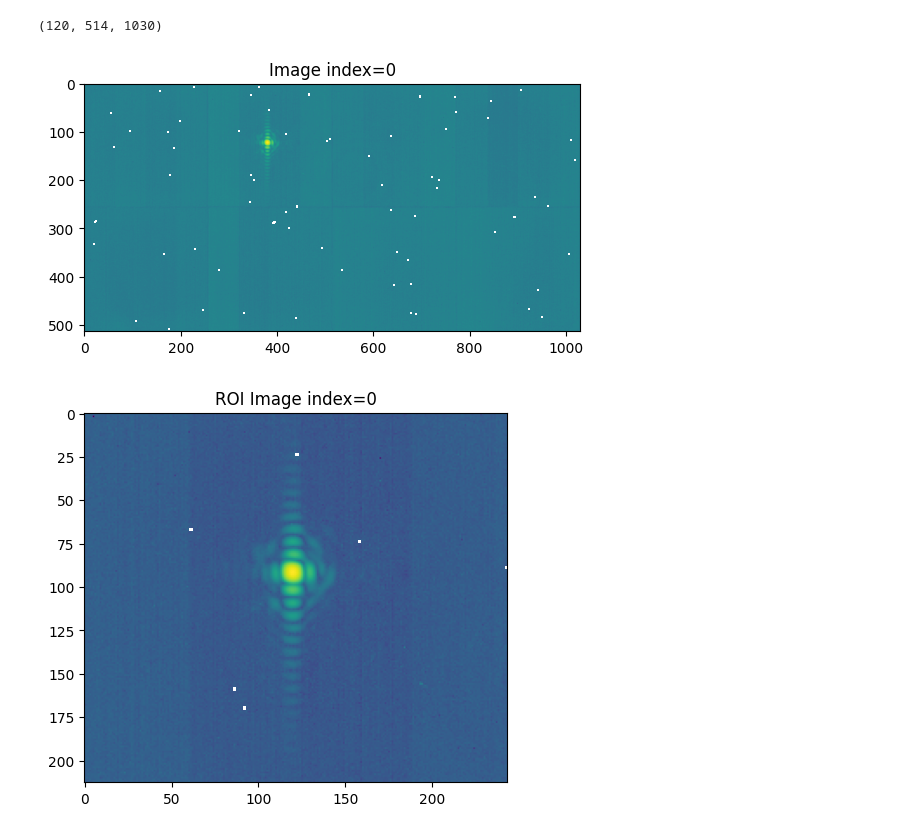
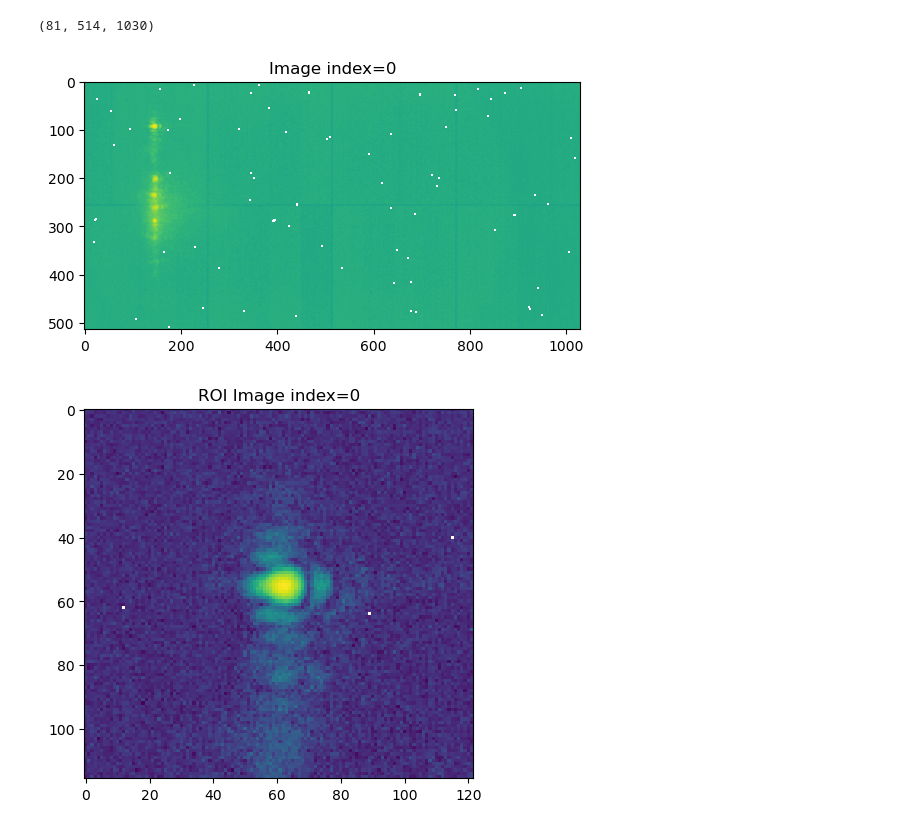
Before and after one commit to SJB7777/STO-XFEL, a Jupyter notebook: notebooks/fourier_transform.ipynb, the cells around one changed output. Saved outputs shown, nothing was run; the diff lists cells and outputs as text; code cells hidden in the pictures.

```diff
--- a/notebooks/fourier_transform.ipynb
+++ b/notebooks/fourier_transform.ipynb
@@ -24,33 +24,33 @@ def get_npz_data(root: str, run_n: int, scan_n: int) -> dict[str, np.ndarray]:
 # %%
 config = load_config()
 npz_dir = config.path.processed_dir
-data = get_npz_data(npz_dir, 147, 1)
-images = data['poff']
+data = get_npz_data(npz_dir, 263, 1)
+images = data['pon']
 images.shape
 # %% [output]
-(120, 514, 1030)
+(81, 514, 1030)
 # %%
 index = 0
-img = images.sum(0)
+img = images[len(images) // 2]
 
 fig, ax = plt.subplots(1, 1)
 
 ax.imshow(np.log(img))
 ax.set_title(f"Image index={index}");
 # %% [output]
-[figure, old version]
+[figure, new version]
 # %%
 from scipy.ndimage import gaussian_filter
 
-roi_rect: RoiRectangle = RoiRectangle(x1=261, y1=31, x2=505, y2=244)
+roi_rect: RoiRectangle = RoiRectangle(x1=84, y1=38, x2=206, y2=154)
 roi_img = roi_rect.slice(img)
 # roi_img = gaussian_filter(roi_img, sigma=0)
 fig, ax = plt.subplots(1, 1)
 
 ax.imshow(np.log(roi_img))
 ax.set_title(f"ROI Image index={index}");
 # %% [output]
-[figure, old version]
+[figure, new version]
 # %%
 from scipy.fft import ifft2
 from numpy.fft import fftshift
```
Also changed, not shown: parts of 4 cells of this notebook, 2 other files.
